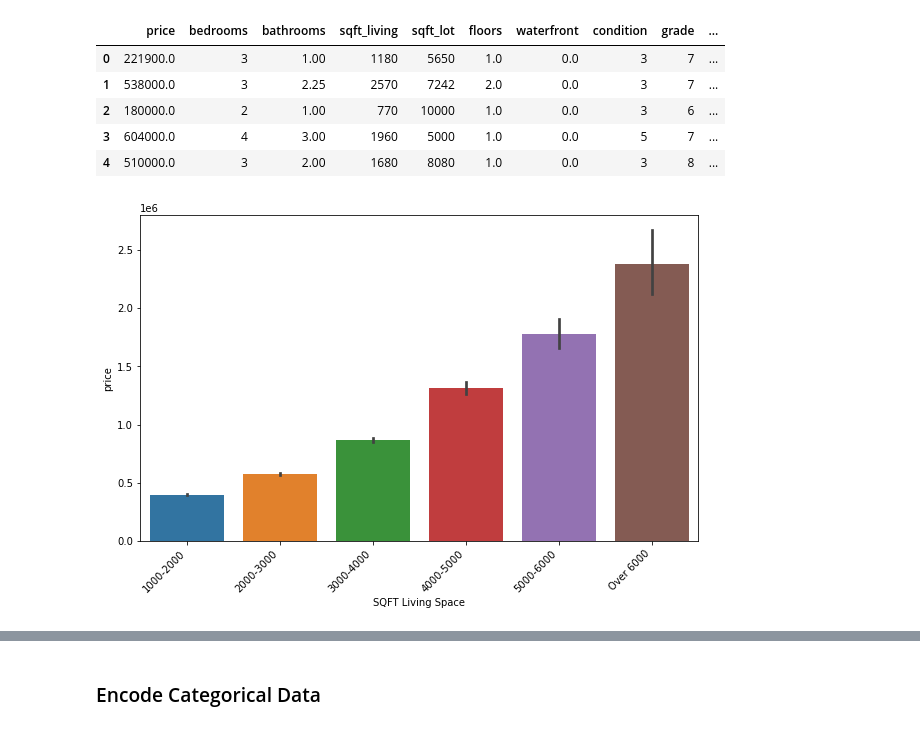
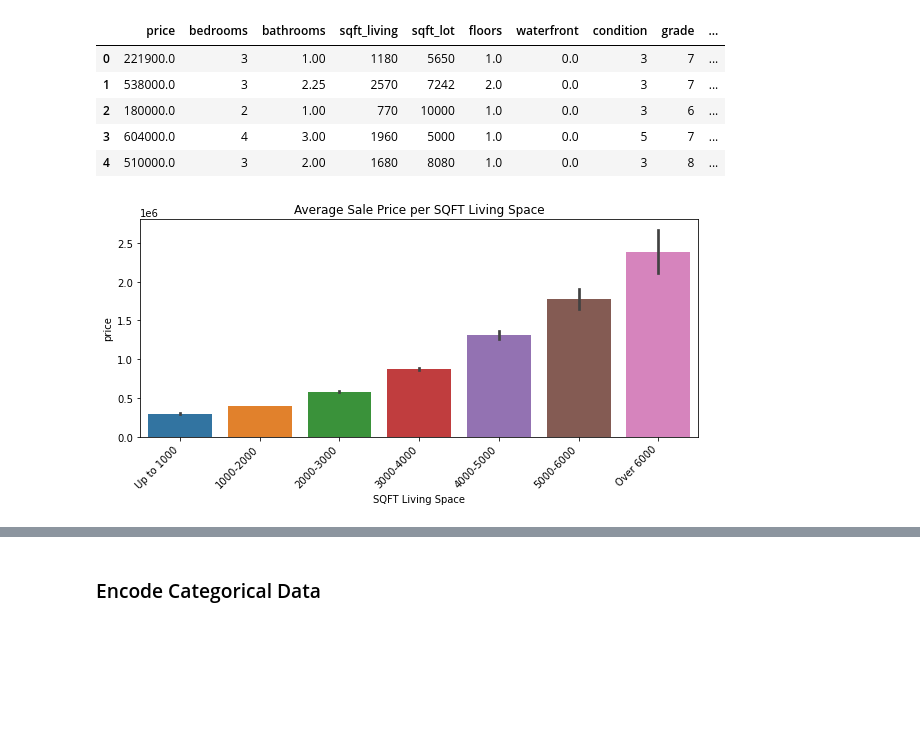
Before and after one commit to danielhlee4/HousingSalePricePrediction, a Jupyter notebook: HousingAnalysis.ipynb, the cells around one changed output, grey strips where cells are left out. Saved outputs shown, nothing was run; the diff lists cells and outputs as text; code cells hidden in the pictures; blank space fills up the shorter version.

```diff
--- a/HousingAnalysis.ipynb
+++ b/HousingAnalysis.ipynb
@@ -590,9 +590,10 @@ df_sqft.head()
 | 3 | 604000.0 | 4 | 3.00 | 1960 | 5000 | 1.0 | 0.0 | 5 | 7 | ... |
 | 4 | 510000.0 | 3 | 2.00 | 1680 | 8080 | 1.0 | 0.0 | 3 | 8 | ... |
 # %%
-plt.figure(figsize=(10,6))
-sqft_plot = sns.barplot(x='SQFT Living Space', y='price', data=df_sqft, order=['1000-2000','2000-3000','3000-4000','4000-5000','5000-6000','Over 6000'])
+plt.figure(figsize=(10,4))
+sqft_plot = sns.barplot(x='SQFT Living Space', y='price', data=df_sqft, order=['Up to 1000','1000-2000','2000-3000','3000-4000','4000-5000','5000-6000','Over 6000'])
 sqft_plot.set_xticklabels(sqft_plot.get_xticklabels(), rotation=45, horizontalalignment='right')
+sqft_plot.set_title('Average Sale Price per SQFT Living Space')
 plt.show()
 # %% [output]
-[figure, old version]
+[figure, new version]
```
Also changed, not shown: parts of 5 cells of this notebook, 1 other file.
